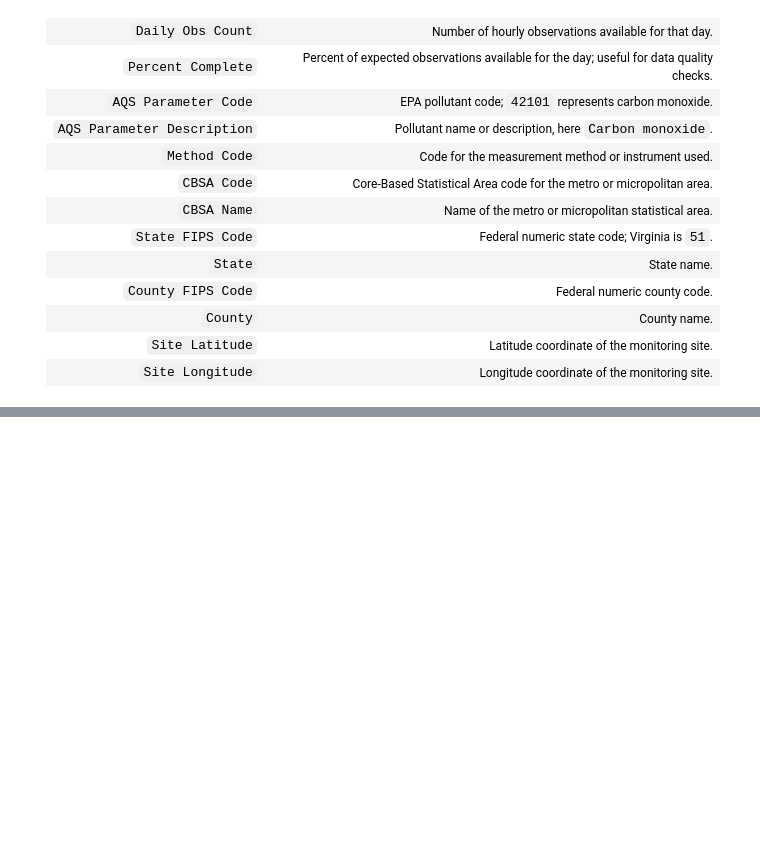
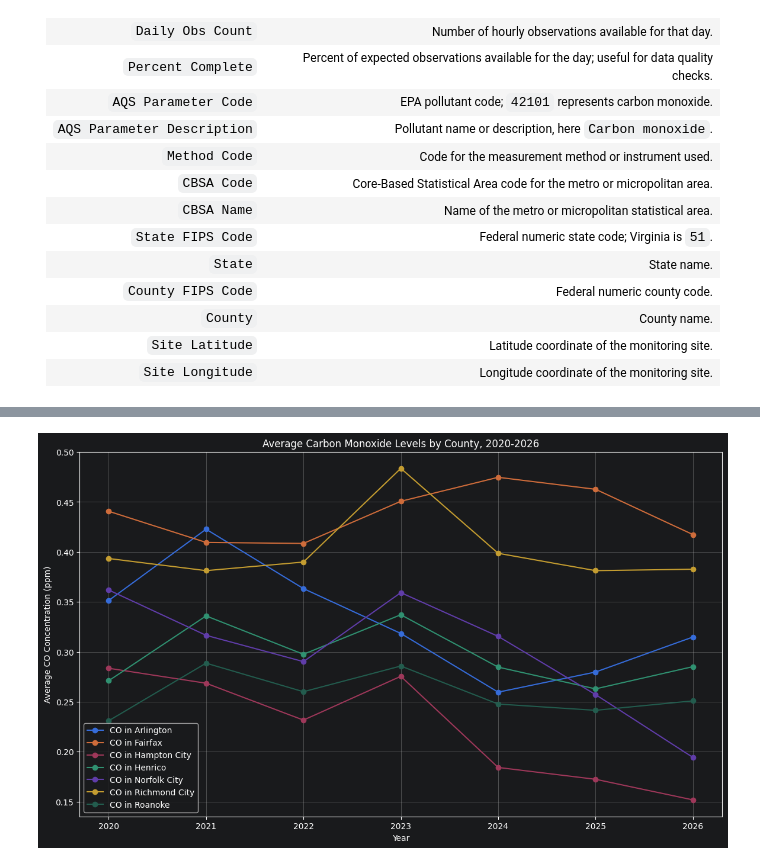
Before and after one commit to sjuzzaman/Data-Science-Projects, a Jupyter notebook: Project 3/main.ipynb, the cells around one changed output, grey strips where cells are left out. Saved outputs shown, nothing was run; the diff lists cells and outputs as text; code cells hidden in the pictures; blank space fills up the shorter version.

Commit message:
added a graph to visualize average CO levels for each county, 2020-2026

```diff
--- a/Project 3/main.ipynb
+++ b/Project 3/main.ipynb
@@ -82,0 +68,18 @@ epa_df.head(10)
+# %%
+county_year_co = (epa_df.groupby(["County", "Year"])['Daily Max 8-hour CO Concentration'].mean().reset_index())
+
+plt.figure(figsize=(14, 8))
+
+for county in county_year_co["County"].unique():
+    county_data = county_year_co[county_year_co['County'] == county]
+    plt.plot(county_data["Year"], county_data["Daily Max 8-hour CO Concentration"], marker="o", label=f"CO in {county}")
+
+
+plt.title("Average Carbon Monoxide Levels by County, 2020-2026")
+plt.xlabel("Year")
+plt.ylabel("Average CO Concentration (ppm)")
+plt.legend()
+plt.grid(True)
+plt.show()
+# %% [output]
+[figure, added]
```
Also changed, not shown: parts of 1 cell of this notebook.
